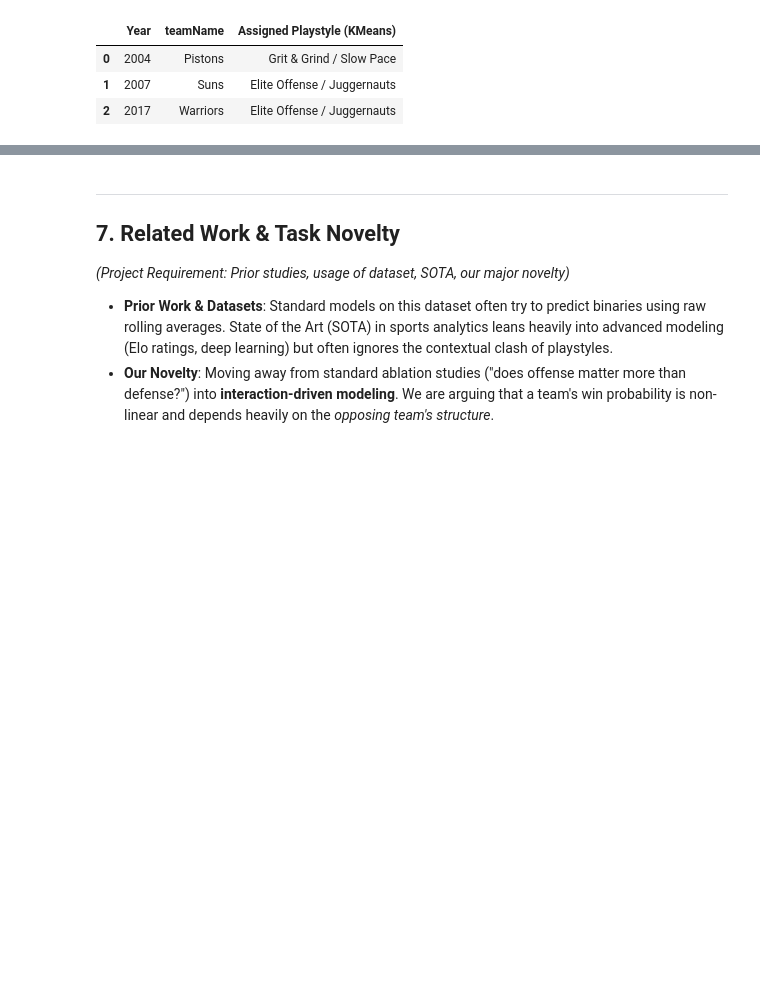
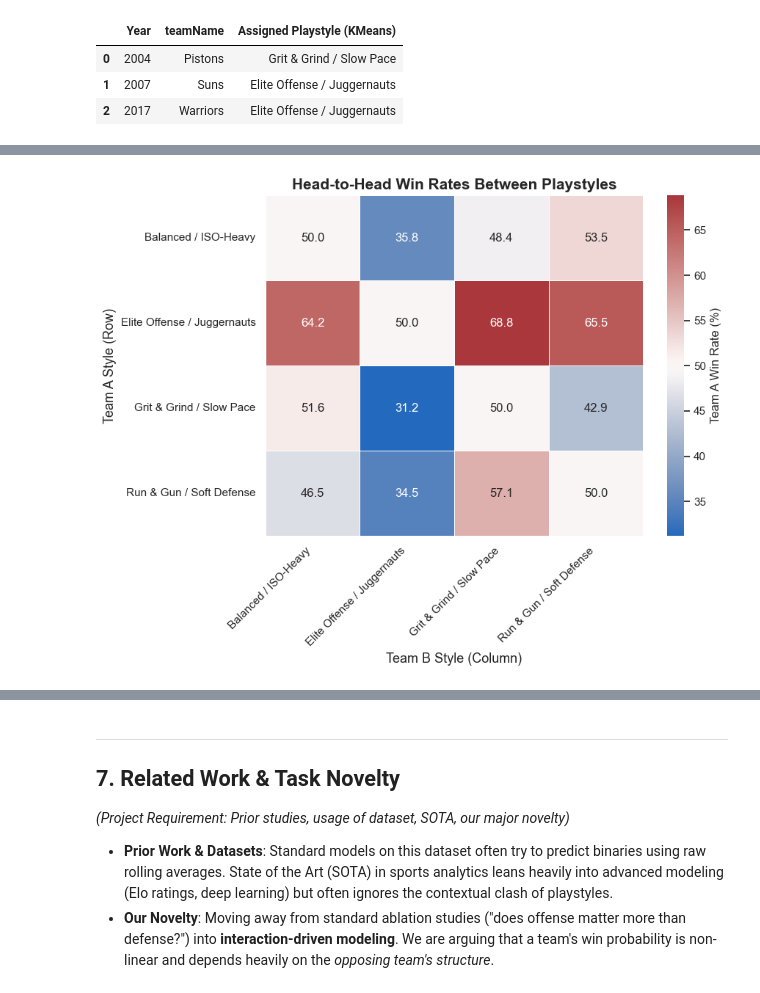
Before and after one commit to RaghavDewangan/dsc_148_final, a Jupyter notebook: NBA_Style_Matchup.ipynb, the cells around one changed output, grey strips where cells are left out. Saved outputs shown, nothing was run; the diff lists cells and outputs as text; code cells hidden in the pictures; blank space fills up the shorter version.

```diff
--- a/NBA_Style_Matchup.ipynb
+++ b/NBA_Style_Matchup.ipynb
@@ -231,0 +306,26 @@ historic_validation.rename(columns={'playstyle_name': 'Assigned Playstyle (KMean
+# %%
+# 1. Create a minimal dataframe for self-merging on gameId
+matchup_cols = ['gameId', 'teamId', 'playstyle_name', 'win']
+matchup_base = nba_team_stats_df[matchup_cols].dropna()
+
+# 2. Self merge to pair Team A vs Team B for every game
+head_to_head = matchup_base.merge(matchup_base, on='gameId', suffixes=('_A', '_B'))
+# Remove rows where a team matches against itself
+head_to_head = head_to_head[head_to_head['teamId_A'] != head_to_head['teamId_B']]
+
+# 3. Calculate Team A's win rate depending on Team A's style and Team B's style
+h2h_win_rates = head_to_head.groupby(['playstyle_name_A', 'playstyle_name_B'])['win_A'].mean().unstack() * 100
+
+# 4. Plot Heatmap
+plt.figure(figsize=(9, 7))
+sns.heatmap(h2h_win_rates, annot=True, fmt=".1f", cmap="vlag", center=50,
+            cbar_kws={'label': 'Team A Win Rate (%)'}, linewidths=.5)
+plt.title("Head-to-Head Win Rates Between Playstyles", fontsize=15, fontweight='bold')
+plt.ylabel("Team A Style (Row)", fontsize=13)
+plt.xlabel("Team B Style (Column)", fontsize=13)
+plt.xticks(rotation=45, ha='right')
+plt.yticks(rotation=0)
+plt.tight_layout()
+plt.show()
+# %% [output]
+[figure, added]
```
Also changed, not shown: parts of 8 cells of this notebook.
